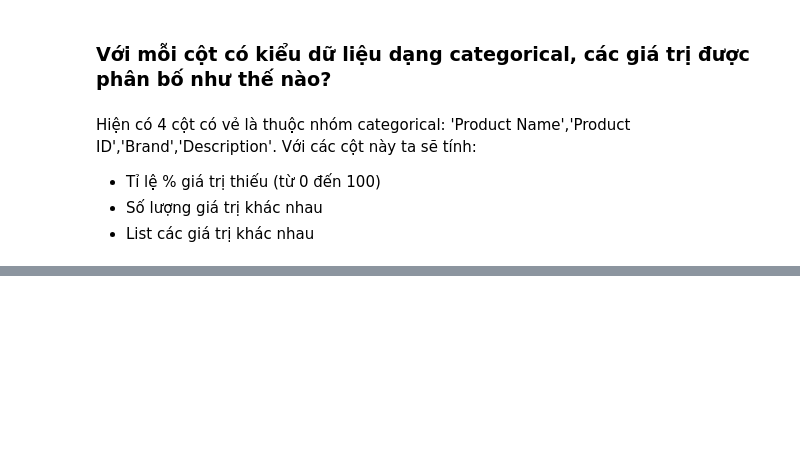
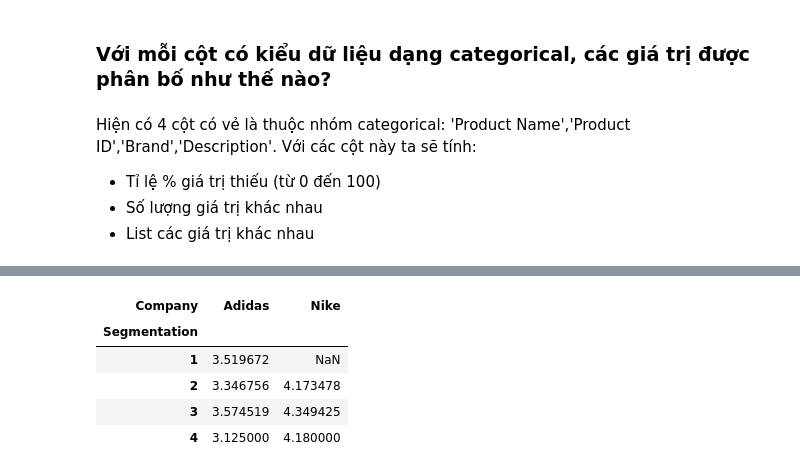
Before and after one commit to tvadiep/Sale-Analysis, a Jupyter notebook: SalesAnalysis.ipynb, the cells around one changed output, grey strips where cells are left out. Drawn from its saved outputs; the diff is of its cells as text; code cells hidden in the pictures; blank space fills up the shorter version.

```diff
--- a/SalesAnalysis.ipynb
+++ b/SalesAnalysis.ipynb
@@ -174,0 +228,11 @@ cate_col_profiles_df
+# %%
+ii =mydf.set_index(['Company','Segmentation']).unstack(level = 0)
+ii.columns = ii.columns.droplevel()
+ii
+# %% [output]
+| Company | Adidas | Nike |
+| Segmentation |  |  |
+| 1 | 3.519672 | NaN |
+| 2 | 3.346756 | 4.173478 |
+| 3 | 3.574519 | 4.349425 |
+| 4 | 3.125000 | 4.180000 |
```
Also changed, not shown: parts of 14 cells of this notebook, 2 other files.
